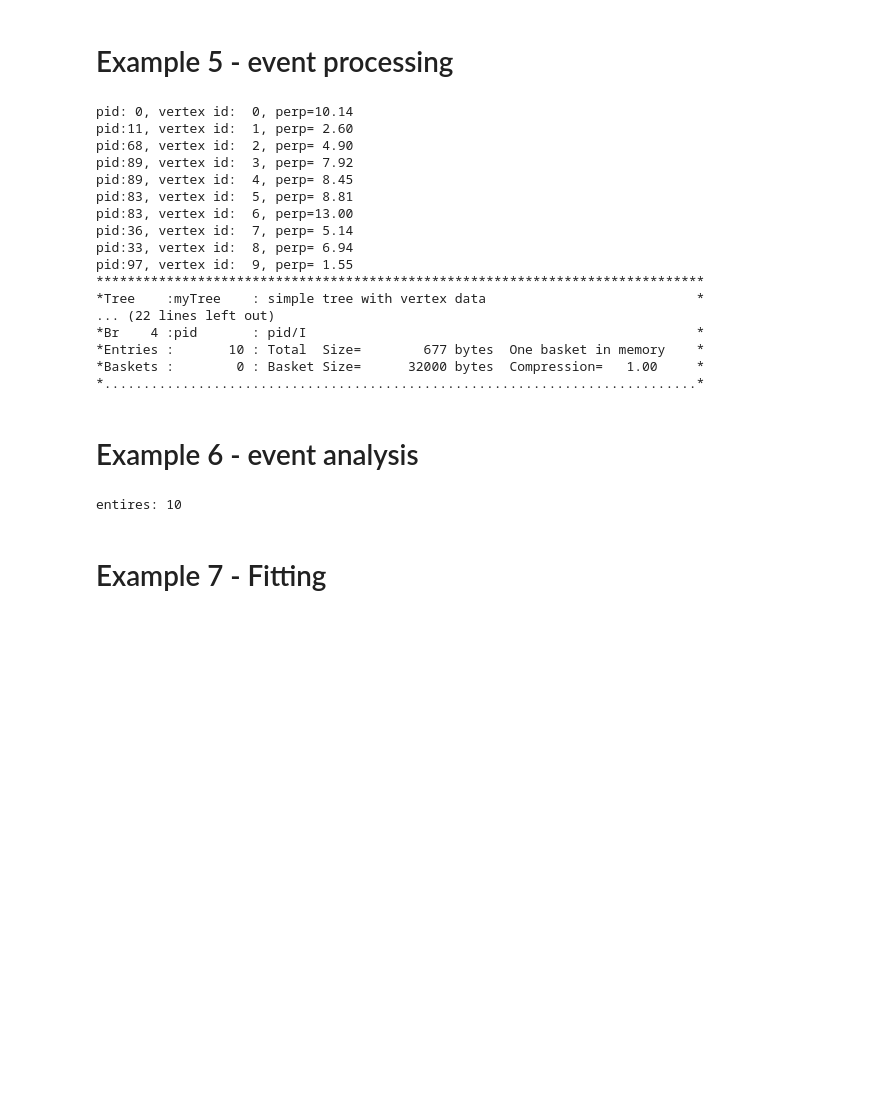
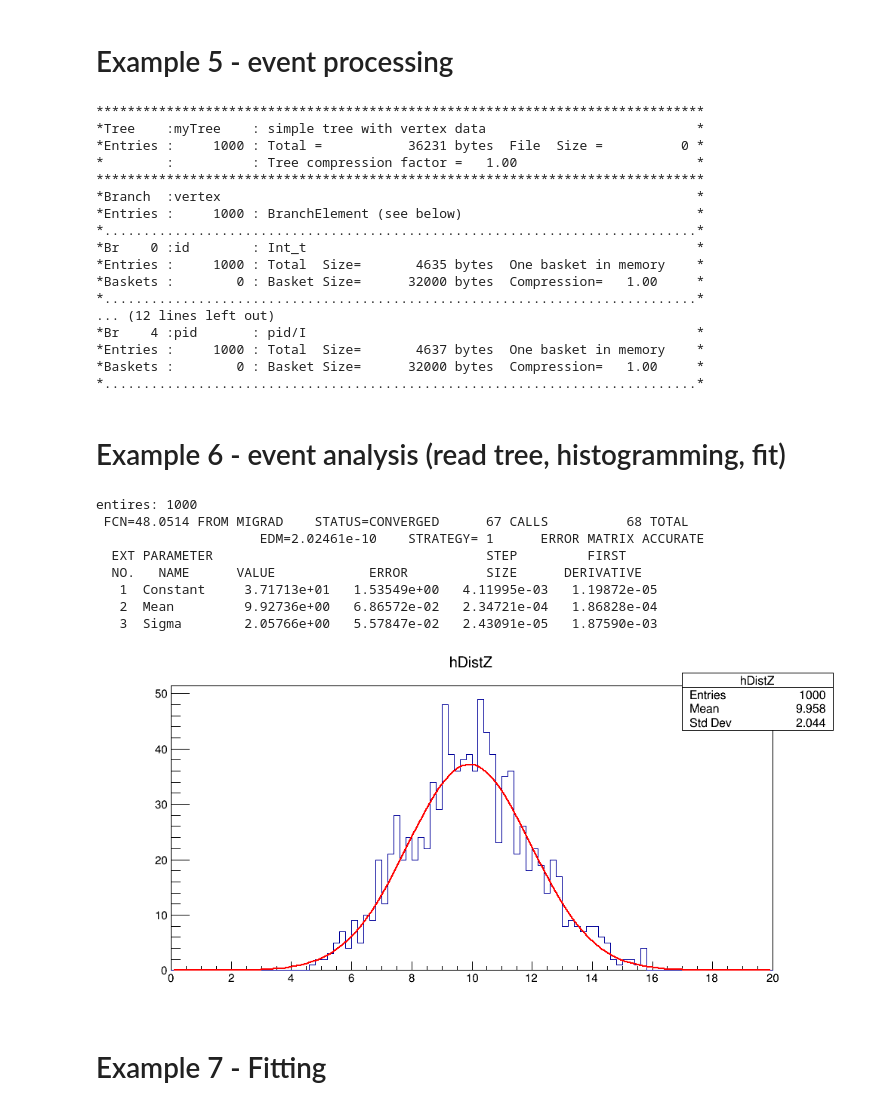
Before and after one commit to barraldiaz/Modern_Particle_Physics_Experiments, a Jupyter notebook: 01_Introduction_to_ROOT/01_Introduction_to_ROOT.ipynb, the cells around one changed output. Drawn from its saved outputs; the diff is of its cells as text; code cells hidden in the pictures; blank space fills up the shorter version.

```diff
--- a/01_Introduction_to_ROOT/01_Introduction_to_ROOT.ipynb
+++ b/01_Introduction_to_ROOT/01_Introduction_to_ROOT.ipynb
@@ -316,64 +314,96 @@ myTree  = TTree('myTree','simple tree with vertex data')
 myTree.Branch('vertex',vertex)
 myTree.Branch('pid',pid,'pid/I')
 
-for i in range(10) :
+
+for i in range(1000) :
   pid[0] = gRandom.Integer(100)
   vertex.id = i
   vertex.x = gRandom.Uniform(10.)
   vertex.y = gRandom.Uniform(10.)
-  vertex.z = gRandom.Uniform(200.)
+  vertex.z = gRandom.Gaus(10.,2.)
 
-  print ('pid:{0:2d}, vertex id:{1:3d}, perp={2:5.2f}'.format(pid[0],vertex.id,vertex.perp()))
+#  print ('pid:{0:2d}, vertex id:{1:3d}, perp={2:5.2f}'.format(pid[0],vertex.id,vertex.perp()))
   myTree.Fill()
 myTree.Print("all")
 f.Write()
 f.Close()
 # %% [output]
-pid: 0, vertex id:  0, perp=10.14
-pid:11, vertex id:  1, perp= 2.60
-pid:68, vertex id:  2, perp= 4.90
-pid:89, vertex id:  3, perp= 7.92
-pid:89, vertex id:  4, perp= 8.45
-pid:83, vertex id:  5, perp= 8.81
-pid:83, vertex id:  6, perp=13.00
-pid:36, vertex id:  7, perp= 5.14
-pid:33, vertex id:  8, perp= 6.94
-pid:97, vertex id:  9, perp= 1.55
 ******************************************************************************
 *Tree    :myTree    : simple tree with vertex data                           *
-... (22 lines left out)
-*Br    4 :pid       : pid/I                                                  *
-*Entries :       10 : Total  Size=        677 bytes  One basket in memory    *
+*Entries :     1000 : Total =           36231 bytes  File  Size =          0 *
+*        :          : Tree compression factor =   1.00                       *
+******************************************************************************
+*Branch  :vertex                                                             *
+*Entries :     1000 : BranchElement (see below)                              *
+*............................................................................*
+*Br    0 :id        : Int_t                                                  *
+*Entries :     1000 : Total  Size=       4635 bytes  One basket in memory    *
 *Baskets :        0 : Basket Size=      32000 bytes  Compression=   1.00     *
 *............................................................................*
+... (12 lines left out)
+*Br    4 :pid       : pid/I                                                  *
+*Entries :     1000 : Total  Size=       4637 bytes  One basket in memory    *
+*Baskets :        0 : Basket Size=      32000 bytes  Compression=   1.00     *
+*............................................................................*
 # %% [markdown]
-# Example 6 - event analysis
+# Example 6 - event analysis (read tree, histogramming, fit)
 # %%
 #! /usr/bin/env python3
 # -*- coding: utf-8 -*-
 
 from ROOT import *
 from array import array
+import math
+
 gROOT.ProcessLine(
  "struct Vertex_t {\
     Int_t id;\
     Double_t x,y,z; \
     double perp() { return sqrt(x*x+y*y); } \
 };")
 pid=array('i',[0])
 myVert=Vertex_t()
 
 myChain=TChain('myTree')
 myChain.Add('myTree.root')
 myChain.SetBranchAddress("vertex",myVert)
 myChain.SetBranchAddress("pid",pid)
 
+cFitG = TCanvas('cFitG','cFitG',1000,500)
+hDistZ = TH1D('hDistZ','hDistZ',100, 0., 20.)
+
+
 nEntries = myChain.GetEntries()
 for iev in range (nEntries) :
   myChain.GetEntry(iev)
+  hDistZ.Fill(myVert.z)
+#  print ('pid:{0:2d}, vertex id:{1:3d}, perp={2:5.2f}'.format(pid[0],myVert.id,myVert.perp()))
 print ('entires:',nEntries)
+
+hDistZ.DrawCopy()
+g1 = TF1("g1", "gaus",-5,5 )
+sigmaGauss = 1.
+g1.SetParameter(0, 1./sigmaGauss/math.sqrt(2*math.pi) )
+g1.SetParameter(1,5.)
+g1.SetParameter(2,sigmaGauss)
+
+#
+# fit histogram here
+#
+hDistZ.Fit(g1)
+hDistZ.DrawCopy('same')
+
+cFitG.Draw()
 # %% [output]
-entires: 10
+entires: 1000
+ FCN=48.0514 FROM MIGRAD    STATUS=CONVERGED      67 CALLS          68 TOTAL
+                     EDM=2.02461e-10    STRATEGY= 1      ERROR MATRIX ACCURATE
+  EXT PARAMETER                                   STEP         FIRST
+  NO.   NAME      VALUE            ERROR          SIZE      DERIVATIVE
+   1  Constant     3.71713e+01   1.53549e+00   4.11995e-03   1.19872e-05
+   2  Mean         9.92736e+00   6.86572e-02   2.34721e-04   1.86828e-04
+   3  Sigma        2.05766e+00   5.57847e-02   2.43091e-05   1.87590e-03
+[figure, added]
 # %% [markdown]
 # Example 7 - Fitting
 # %%
```
Also changed, not shown: parts of 4 cells of this notebook.
